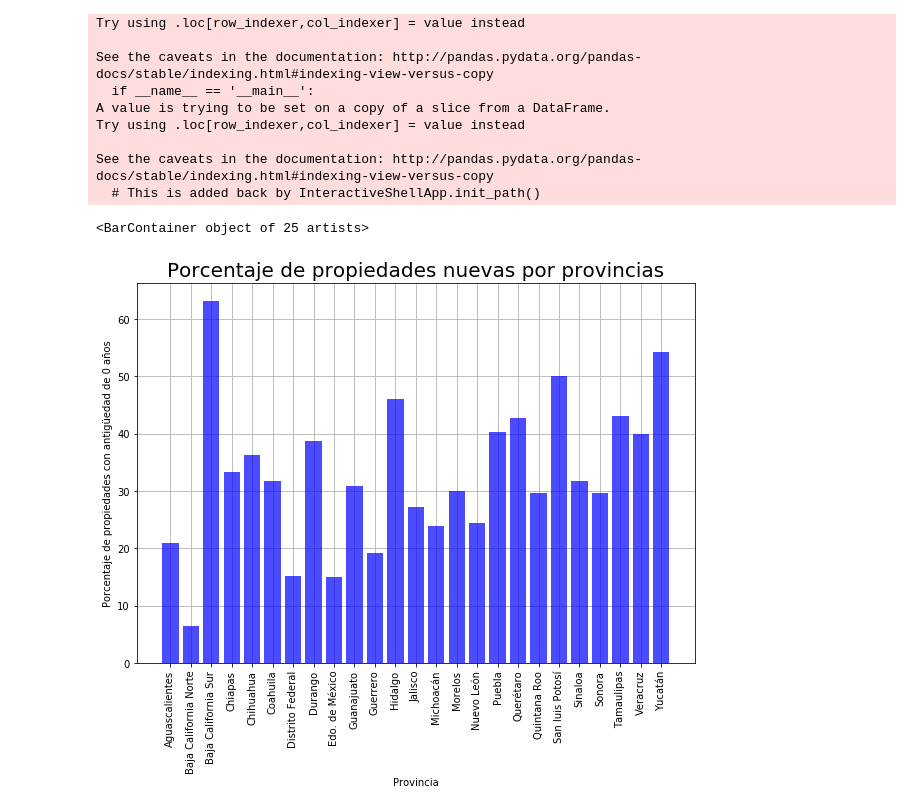
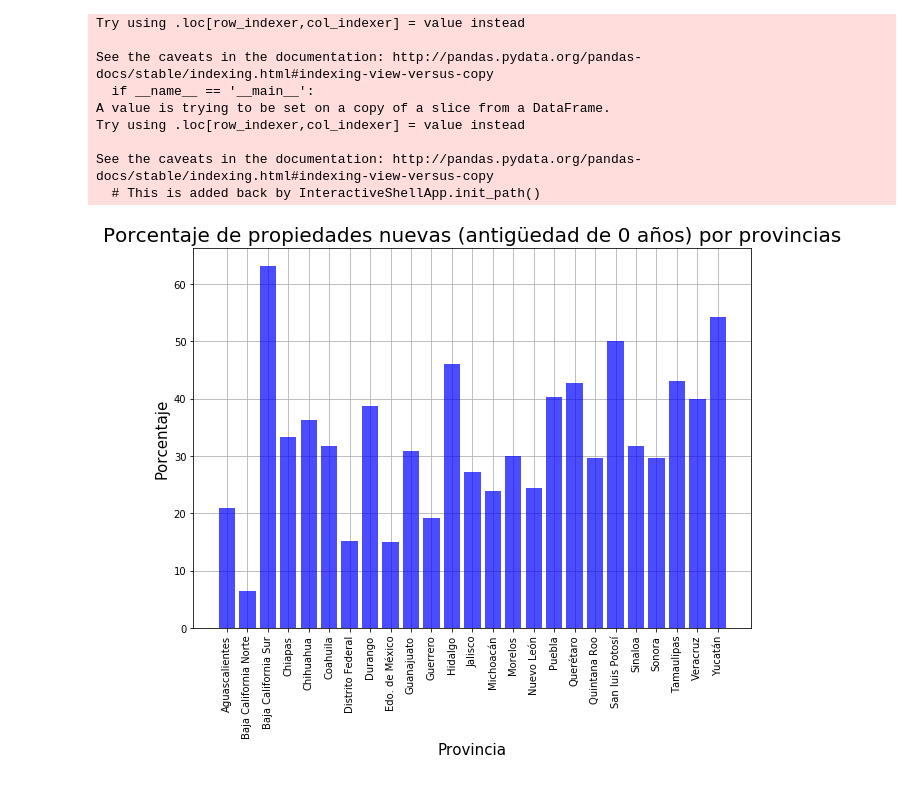
Before and after one commit to lorenzolgz/orgadatostp1, a Jupyter notebook: Análisis_Ailu.ipynb, the cells around one changed output. Drawn from its saved outputs; the diff is of its cells as text; code cells hidden in the pictures.

```diff
--- a/Análisis_Ailu.ipynb
+++ b/Análisis_Ailu.ipynb
@@ -576,18 +579,18 @@ pr_poC = pr_po.groupby('provincia')['porcentaje_antiguedad_0'].agg('max').reset_
 # %%
 y_pos = pr_poC['provincia']
 #y_pos = np.arange(len(objects))
 performance = pr_poC['porcentaje_antiguedad_0']
 
 plt.figure(figsize=(10,7))
 plt.grid(zorder = 0)
-plt.title('Porcentaje de propiedades nuevas por provincias', fontsize=20)
-plt.ylabel('Porcentaje de propiedades con antigüedad de 0 años')
-plt.xlabel('Provincia')
+plt.title('Porcentaje de propiedades nuevas (antigüedad de 0 años) por provincias', fontsize=20)
+plt.ylabel('Porcentaje', fontsize=15)
+plt.xlabel('Provincia', fontsize=15)
 plt.xticks(rotation=90)
 plt.bar(y_pos, performance, color = 'blue', align='center', alpha=0.7, zorder =5)
+plt.savefig('/home/ailen-magali/Documentos/porcentaje_propnuevas.png', bbox_inches = 'tight', pad_inches = 0.1)
 # %% [output]
-<BarContainer object of 25 artists>
-[figure, old version]
+[figure, new version]
 # %%
 #Paso la columna antigüedad a años
 habitables['año'] = pd.DatetimeIndex(habitables['fecha']).year.astype(np.int16)
```
Also changed, not shown: parts of 6 cells of this notebook.
